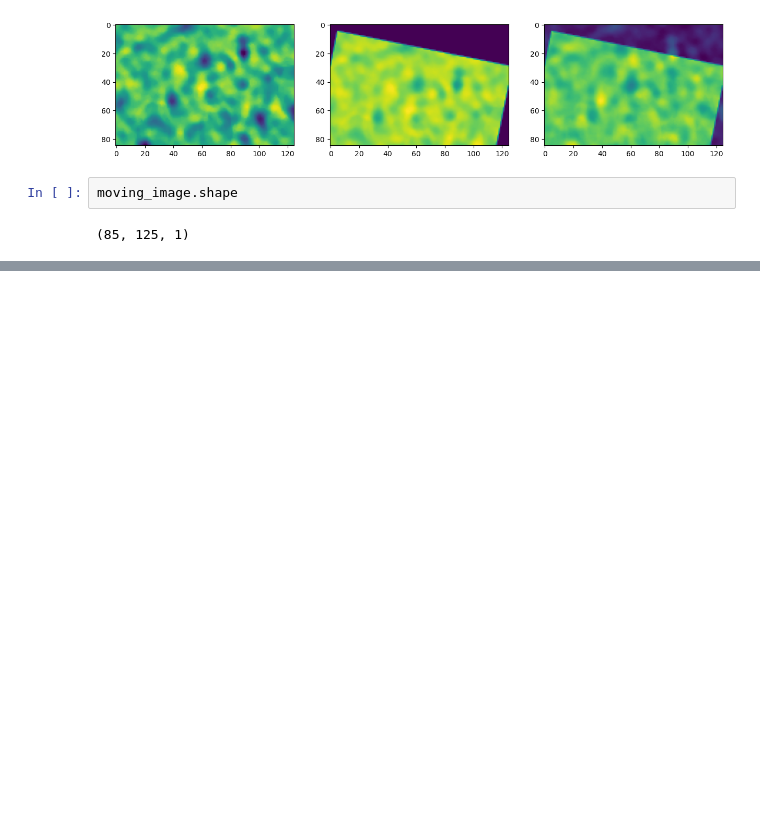
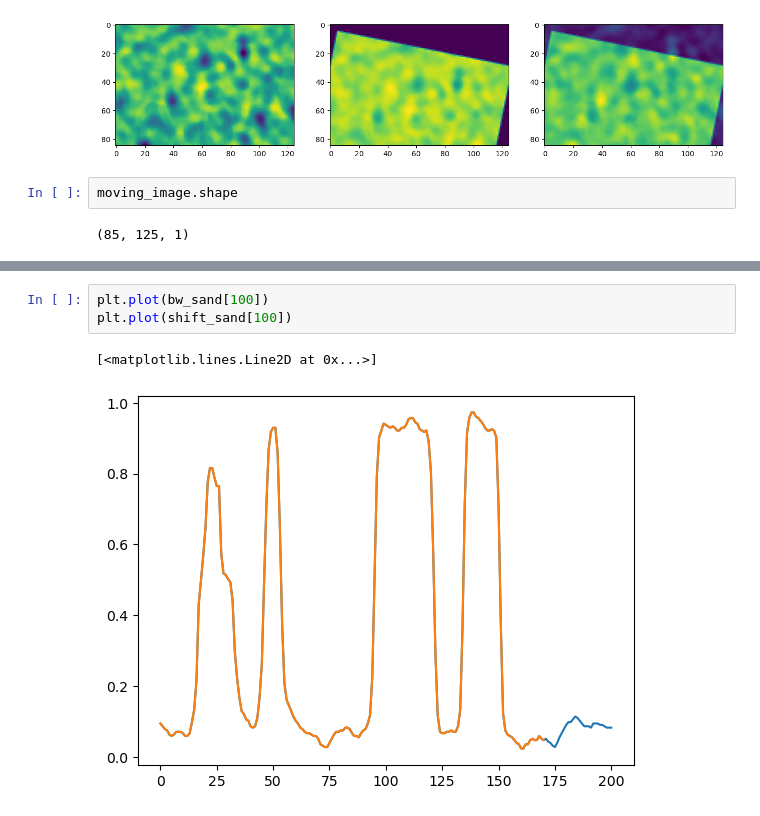
Before and after one commit to ImagingLectures/Quantitative-Big-Imaging-2024, a Jupyter notebook: Lectures/Lecture-09/TFregistration.ipynb, the cells around one changed output, grey strips where cells are left out. Drawn from its saved outputs; the diff is of its cells as text; blank space fills up the shorter version.

```diff
--- a/Lectures/Lecture-09/TFregistration.ipynb
+++ b/Lectures/Lecture-09/TFregistration.ipynb
@@ -416,0 +448,6 @@ moving_image.shape
+# %%
+plt.plot(bw_sand[100])
+plt.plot(shift_sand[100])
+# %% [output]
+[<matplotlib.lines.Line2D at 0x...>]
+[figure, added]
```
Also changed, not shown: parts of 5 cells of this notebook, 11 other files.
